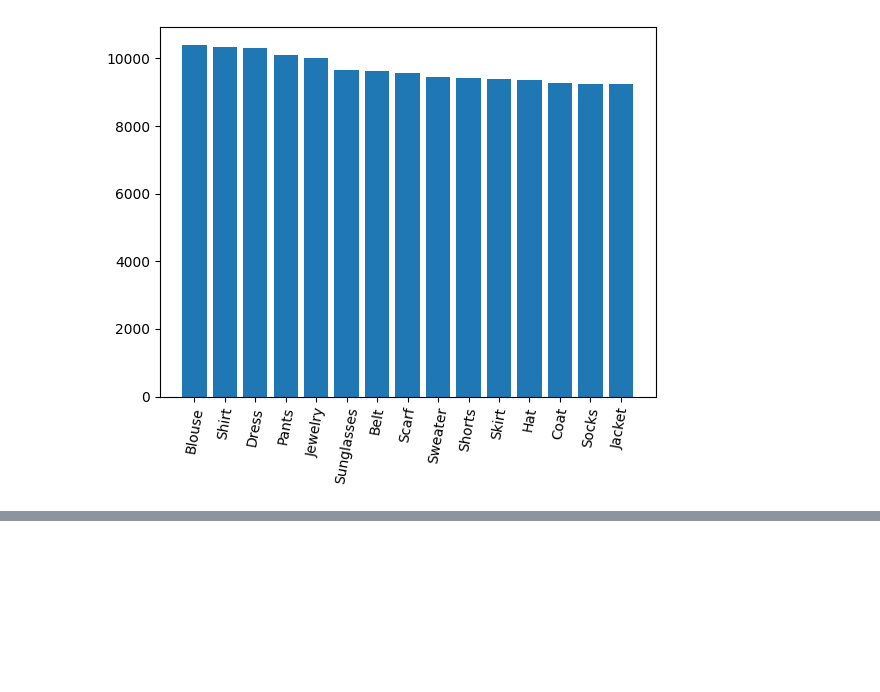
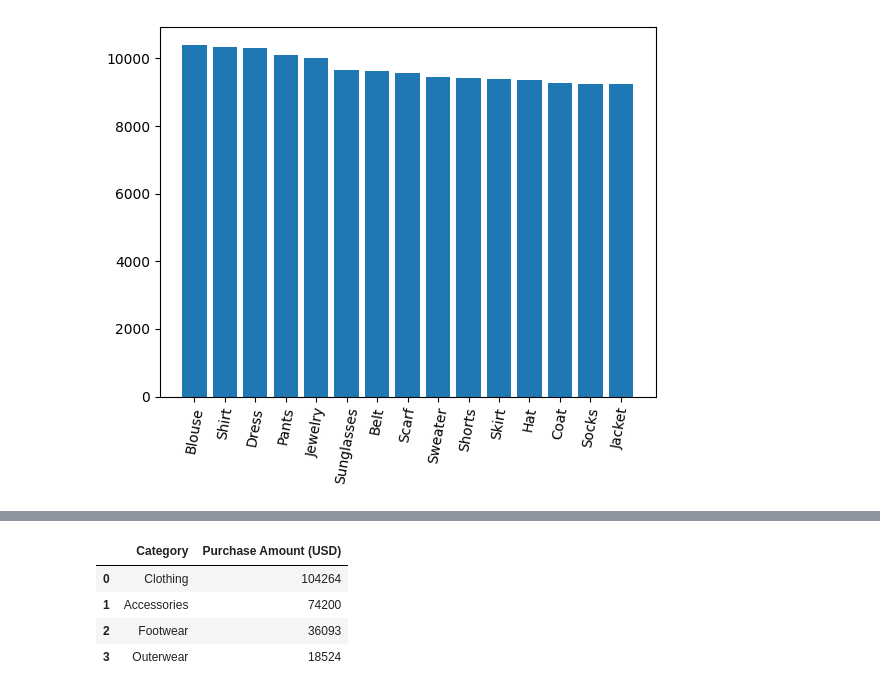
Before and after one commit to mayurimamdi/EDA, a Jupyter notebook: ShoppingTrends/notebook.ipynb, the cells around one changed output, grey strips where cells are left out. Saved outputs shown, nothing was run; the diff lists cells and outputs as text; code cells hidden in the pictures; blank space fills up the shorter version.

```diff
--- a/ShoppingTrends/notebook.ipynb
+++ b/ShoppingTrends/notebook.ipynb
@@ -125,0 +134,8 @@ plt.show()
+# %%
+df.groupby('Category')['Purchase Amount (USD)'].sum().sort_values(ascending=False).reset_index()
+# %% [output]
+|  | Category | Purchase Amount (USD) |
+| 0 | Clothing | 104264 |
+| 1 | Accessories | 74200 |
+| 2 | Footwear | 36093 |
+| 3 | Outerwear | 18524 |
```
Also changed, not shown: parts of 9 cells of this notebook, 1 other file.
